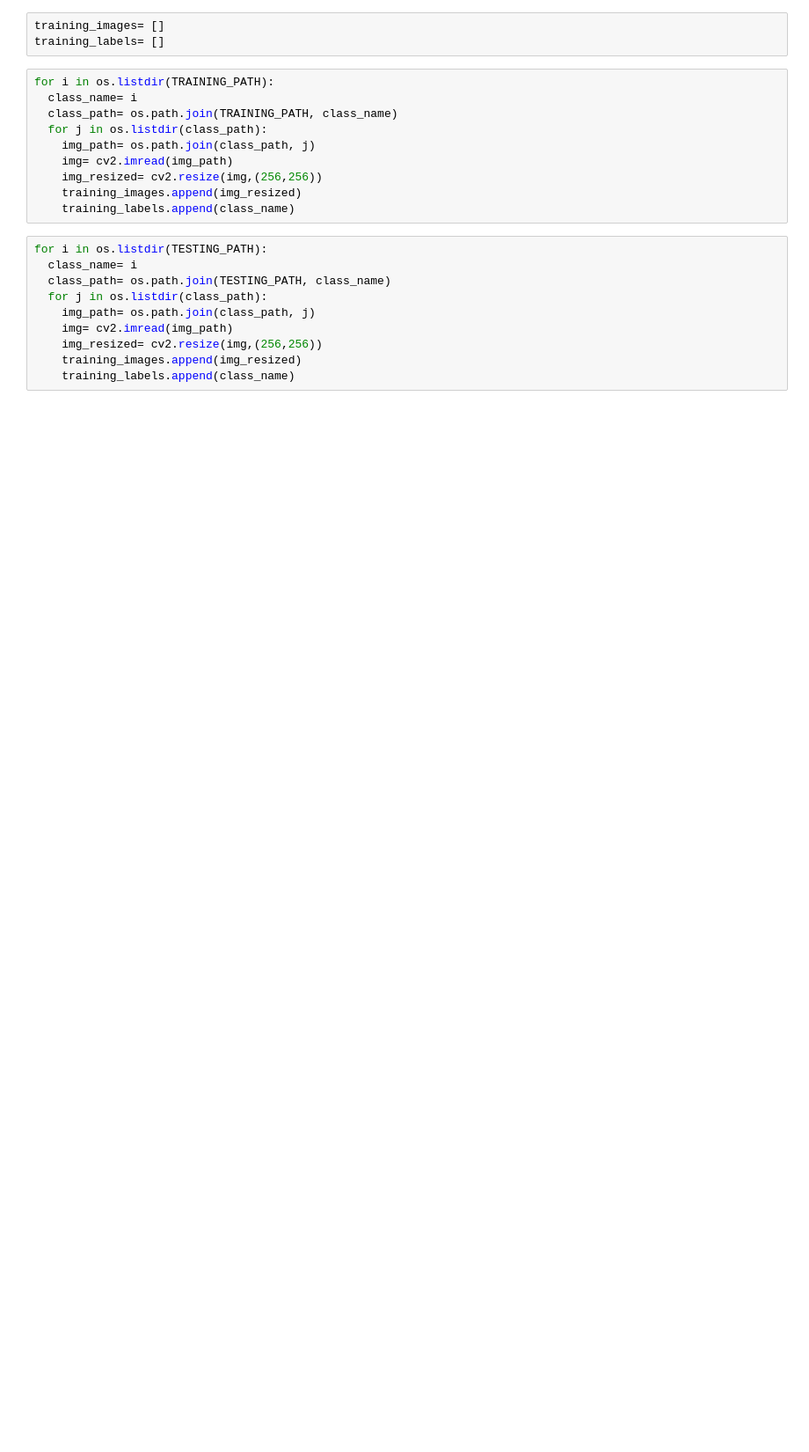
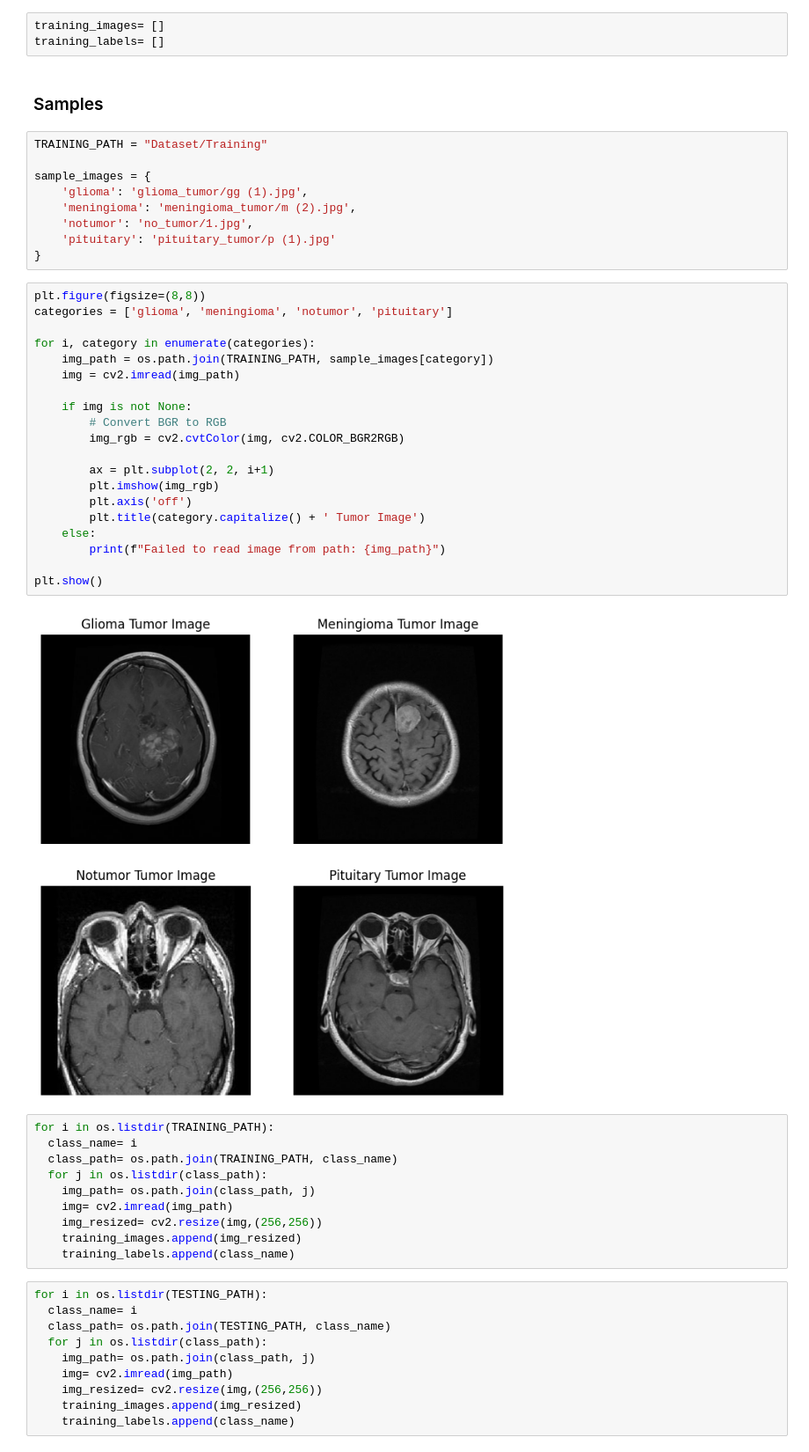
Before and after one commit to klperiwal/Brain-Tumour-Classification, a Jupyter notebook: brain_tumour_classification.ipynb, the cells around one changed output. Shown at 88% size. Drawn from its saved outputs; the diff is of its cells as text; blank space fills up the shorter version.

```diff
--- a/brain_tumour_classification.ipynb
+++ b/brain_tumour_classification.ipynb
@@ -36,6 +36,39 @@ TESTING_PATH= "Brain-Tumor-Classification-DataSet-master/Testing"
 # %%
 training_images= []
 training_labels= []
+# %% [markdown]
+### Samples
+# %%
+TRAINING_PATH = "Dataset/Training"
+
+sample_images = {
+    'glioma': 'glioma_tumor/gg (1).jpg',
+    'meningioma': 'meningioma_tumor/m (2).jpg',
+    'notumor': 'no_tumor/1.jpg',
+    'pituitary': 'pituitary_tumor/p (1).jpg'
+}
+# %%
+plt.figure(figsize=(8,8))
+categories = ['glioma', 'meningioma', 'notumor', 'pituitary']
+
+for i, category in enumerate(categories):
+    img_path = os.path.join(TRAINING_PATH, sample_images[category])
+    img = cv2.imread(img_path)
+
+    if img is not None:
+        # Convert BGR to RGB
+        img_rgb = cv2.cvtColor(img, cv2.COLOR_BGR2RGB)
+
+        ax = plt.subplot(2, 2, i+1)
+        plt.imshow(img_rgb)
+        plt.axis('off')
+        plt.title(category.capitalize() + ' Tumor Image')
+    else:
+        print(f"Failed to read image from path: {img_path}")
+
+plt.show()
+# %% [output]
+[figure, added]
 # %%
 for i in os.listdir(TRAINING_PATH):
   class_name= i
```
Also changed, not shown: parts of 42 cells of this notebook, 1 other file.
